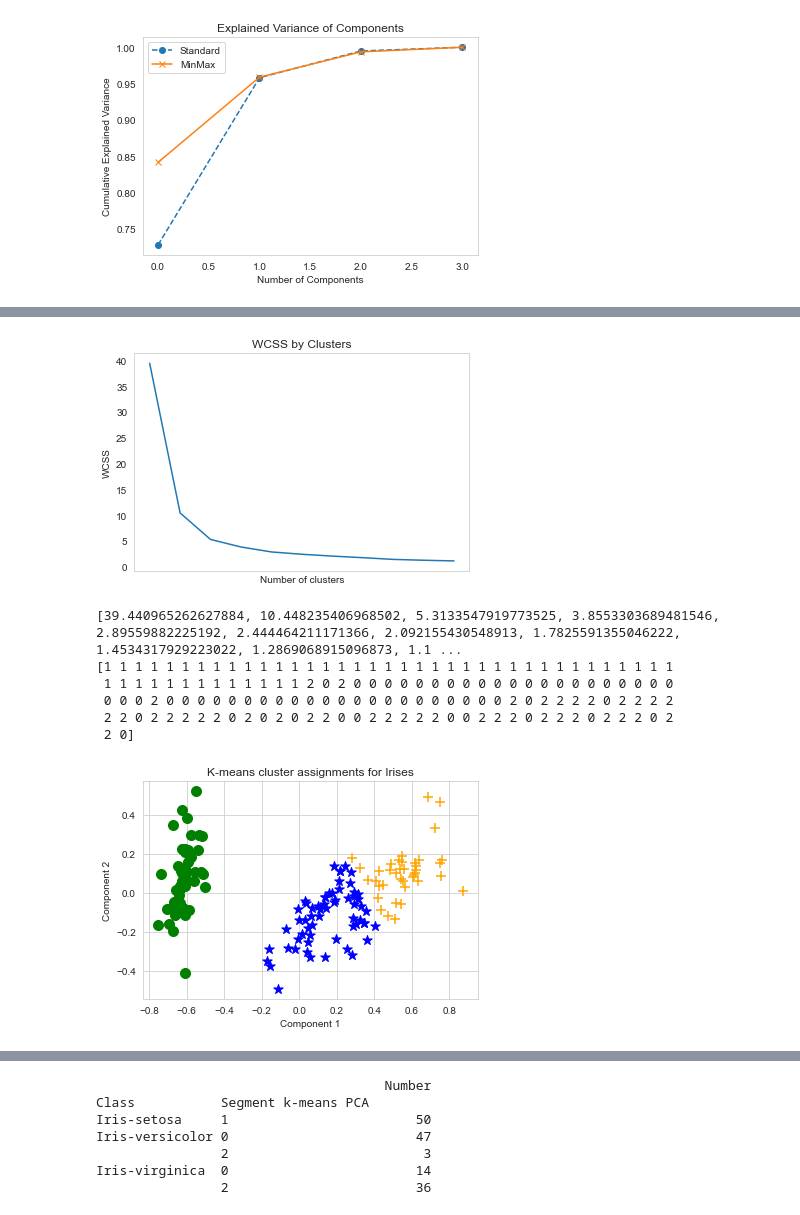
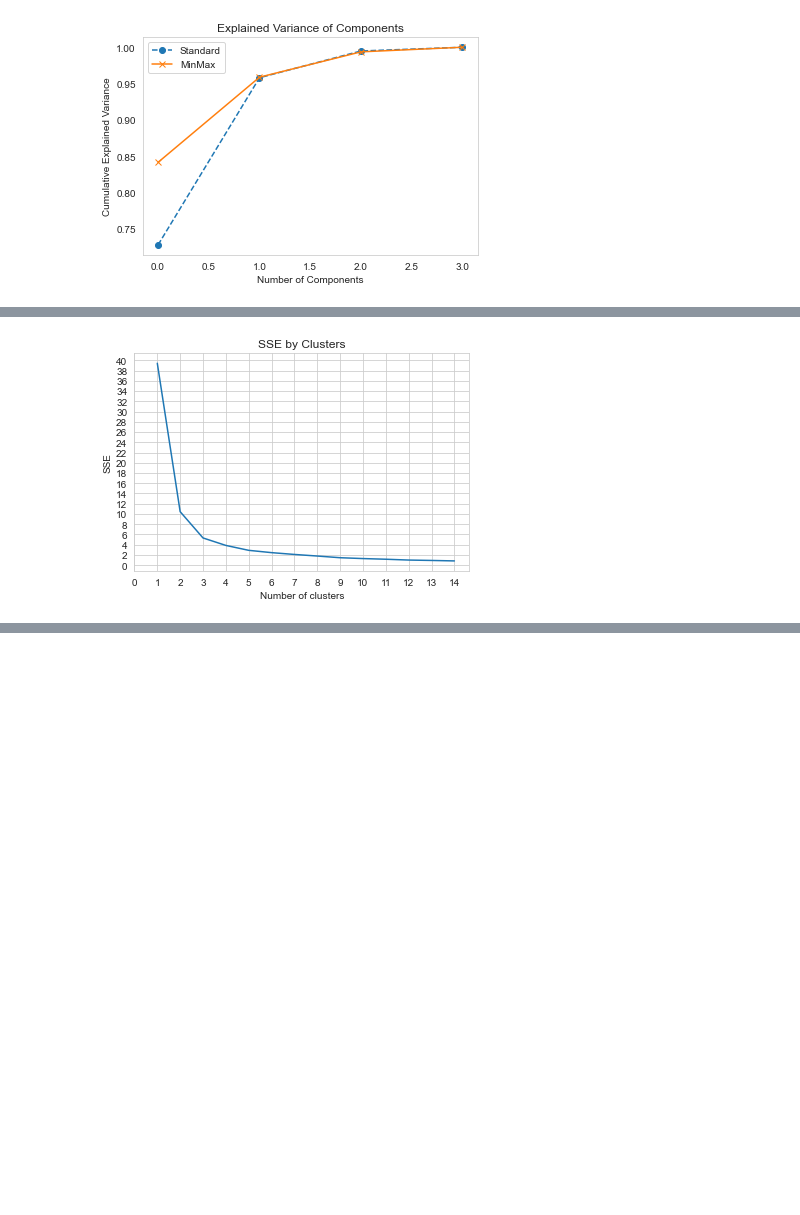
Before and after one commit to Clauric/Machine-Learning-Tasks, a Jupyter notebook: Machine Learning Tasks.ipynb, the cells around one changed output, grey strips where cells are left out. Drawn from its saved outputs; the diff is of its cells as text; code cells hidden in the pictures; blank space fills up the shorter version.

```diff
--- a/Machine Learning Tasks.ipynb
+++ b/Machine Learning Tasks.ipynb
@@ -871,66 +888,18 @@ MinMax: [0.84141901 0.95874375 0.99364939 1.        ]
 # %%
-# Get two principal components
-pca = PCA(n_components=2).fit(minmax_ar)                        # Set the number of components/variables being captured to 2
-minmax_2d = pca.transform(minmax_ar)                            # Create a 2d matrix from the components/variables
-
-# Create 11 models with 1 to 12 clusters
-wcss = []
-for i in range(1, 12):
+# Create 11 models with 1 to 15 clusters
+sse = []                                                        # Create Within Cluster Sum of Squares array
+for i in range(1, 15):
     kmeans = KMeans(n_clusters = i)                             # k-means clusters incrementing in steps of 1
     kmeans.fit(minmax_2d)                                       # Fit the data points
-    wcss.append(kmeans.inertia_)                                # Get the WCSS (inertia) value
+    sse.append(kmeans.inertia_)                                 # Get the sse (inertia) value
 
-# Plot the WCSS values onto a line graph
-plt.plot(range(1, 12), wcss)                                    # Set a plot with a range from 1 to 12, and plot the wcss values
-plt.title('WCSS by Clusters')                                   # Set the title
-plt.xlabel('Number of clusters')                                # Set the x axis label
-plt.ylabel('WCSS')                                              # Set the y asix label
-plt.xticks(np.arange(0, 12, step = 12))                         # Force all the xticks to be visible
-plt.grid(which = "major", axis = "x")                           # Show the minor grid lines on the x axis
-plt.grid(which = "major", axis = "y")                           # Show the minor grid lines on the y axis
+# Plot the SSE values onto a line graph
+plt.plot(range(1, 15), sse)                                     # Set a plot with a range from 1 to 15, and plot the SSE values
+plt.title("SSE by Clusters")                                    # Set the title
+plt.xlabel("Number of clusters")                                # Set the x axis label
+plt.ylabel("SSE")                                               # Set the y asix label
+plt.xticks(np.arange(0, 15, step = 1))                          # Force all the xticks to be visible
+plt.yticks(np.arange(0, 42, step = 2))                          # Force all the xticks to be visible
 plt.show()                                                      # Show the plot
-
-print(wcss)                                                     # Print out the wcss
-
-# Create a model based on 3 centroids
-model = KMeans(n_clusters=3, init='k-means++', random_state = 10)   # Create a k-means model based on 3 clusters, and a random starting state of 10
-km_clusters = model.fit_predict(minmax_ar)                      # Fit the model to the data, and determine the clusters for each data point
-print(km_clusters)                                              # Print the cluster for each data point
-
-def plot_clusters(samples, clusters):                           # Function to plot the clusters
-    col_dic = {0:"blue",1:"green",2:"orange"}                   # Colour dictionary for the the nodes
-    mrk_dic = {0:"*",1:"o",2:"+"}                               # Shape dictionary for the different nodes
-    colors = [col_dic[x] for x in clusters]                     # Set the colours for each data point
-    markers = [mrk_dic[x] for x in clusters]                    # Set the shape for each data point
-    for sample in range(len(clusters)):                         # For each data point
-        plt.scatter(samples[sample][0], samples[sample][1], color = colors[sample], marker=markers[sample], s=100)  # PLot the scatter graph using the colours, and markers for the cluster
-    plt.xlabel("Component 1")                                   # Set the label for the x axis
-    plt.ylabel("Component 2")                                   # Set the label for the y axis
-    plt.title("K-means cluster assignments for Irises")         # Set the title of the plot
-    plt.show()                                                  # Show the plot
-
-plot_clusters(minmax_2d, km_clusters)                           # Call the function to plot the clusters
-
-# Show the pairplot for the dataset
-sns.set_style("whitegrid")                                      # Set Seaborn plot style to whitegrid
-pp = sns.pairplot(iris_df, hue = "Class", diag_kind="hist")     # Create pairplot of the 4 numerical fields in the dataset, with a forced histogram on the diagonal
-pp.map_lower(sns.kdeplot, levels = 4, color = "0.2")            # Overlay the lower pairplots with kernel density estimate plots
-pp.map_upper(sns.kdeplot, levels = 4, color = "0.2")            # Overlay the upper pairplots with kernel density estimate plots
-plt.show()                                                      # Show pairplot
-
-iris_pca_kmeans_df = pd.concat([iris_df.reset_index(drop = True), pd.DataFrame(km_clusters)], axis = 1)   # Create a new dataframe encompassing the original data and the new k-means cluster information
-iris_pca_kmeans_df.columns.values[-1:] = ["Segment k-means PCA"]    # Label the k-means column data
-iris_pca_kmeans_df["Number"] = ""                               # Introduce a new blank column in the dataframe
-iris_pca_kmeans_df.drop(columns = ["Sepal Width", "Sepal Length", "Petal Width", "Petal Length"], inplace = True)   # Drop a number of the columns
-iris_pca_kmeans_df = iris_pca_kmeans_df.groupby(["Class", "Segment k-means PCA"]).agg("count")  # Group by the class and k-means cluster information
-
-print(iris_pca_kmeans_df)                                       # Print the grouped by dataframe
 # %% [output]
-[figure, old version]
+[figure, new version]
-[39.440965262627884, 10.448235406968502, 5.3133547919773525, 3.8553303689481546, 2.89559882225192, 2.444464211171366, 2.092155430548913, 1.7825591355046222, 1.4534317929223022, 1.2869068915096873, 1.1 ...
-[1 1 1 1 1 1 1 1 1 1 1 1 1 1 1 1 1 1 1 1 1 1 1 1 1 1 1 1 1 1 1 1 1 1 1 1 1
- 1 1 1 1 1 1 1 1 1 1 1 1 1 2 0 2 0 0 0 0 0 0 0 0 0 0 0 0 0 0 0 0 0 0 0 0 0
- 0 0 0 2 0 0 0 0 0 0 0 0 0 0 0 0 0 0 0 0 0 0 0 0 0 0 2 0 2 2 2 2 0 2 2 2 2
- 2 2 0 2 2 2 2 2 0 2 0 2 0 2 2 0 0 2 2 2 2 2 0 0 2 2 2 0 2 2 2 0 2 2 2 0 2
- 2 0]
-[figure, removed]
@@ -938,7 +905,0 @@ print(iris_pca_kmeans_df)                                       # Print the grou
-                                     Number
-Class           Segment k-means PCA
-Iris-setosa     1                        50
-Iris-versicolor 0                        47
-                2                         3
-Iris-virginica  0                        14
-                2                        36
```
Also changed, not shown: parts of 21 cells of this notebook.
